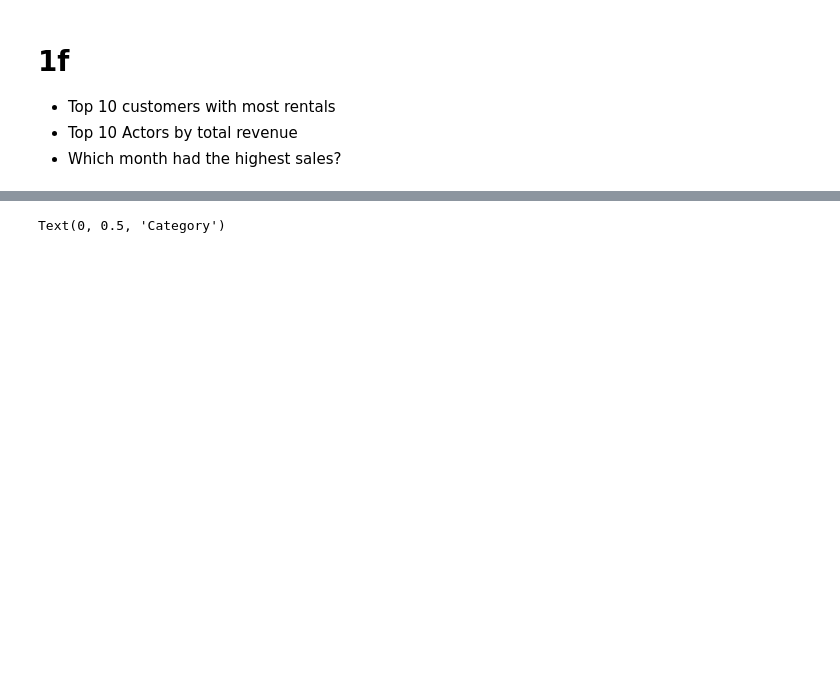
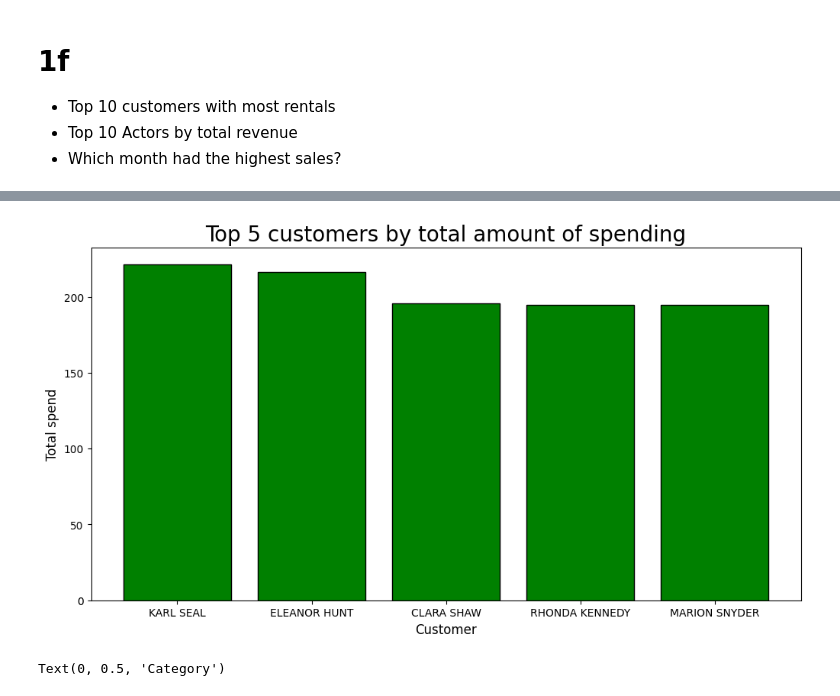
Before and after one commit to andrel1912/Min_sql_lab, a Jupyter notebook: NOTEBOOK/EDA.ipynb, the cells around one changed output, grey strips where cells are left out. Cells and saved outputs as stored; diff of their text form; code cells hidden in the pictures; blank space fills up the shorter version.

Commit message:
test that everything is working
Checked so everything is working, changed figure size on 2a and changed color on the bar to green

```diff
--- a/NOTEBOOK/EDA.ipynb
+++ b/NOTEBOOK/EDA.ipynb
@@ -198,28 +301,30 @@ import matplotlib.pyplot as plt
 # %%
 # 2a
 
 # To get the sum of the payment for each customer, i join customer and payment tables
 most_spending_customers = duckdb.sql("""
 
     SELECT
         c.first_name || ' ' || c.last_name as customer_name,
         SUM(p.amount) as total_spending
     FROM customer c
     JOIN payment p ON c.customer_id = p.customer_id
     GROUP BY customer_name
     ORDER BY total_spending DESC
     LIMIT 5
 
 """).df()
 
 most_spending_customers.index = most_spending_customers.index + 1
 # here i use the plt bar function to create a bar chart
-plt.figure(figsize = (15, 6))
-plt.bar(most_spending_customers['customer_name'], most_spending_customers['total_spending'], color = 'skyblue', edgecolor='black')
+plt.figure(figsize = (12, 6))
+plt.bar(most_spending_customers['customer_name'], most_spending_customers['total_spending'], color = 'green', edgecolor='black')
 plt.title('Top 5 customers by total amount of spending', fontsize = 20)
 plt.xlabel('Customer', fontsize = 12)
 plt.ylabel('Total spend', fontsize = 12)
 plt.show()
+# %% [output]
+[figure, added]
 # %%
 #2b
 
```
Also changed, not shown: parts of 9 cells of this notebook.
